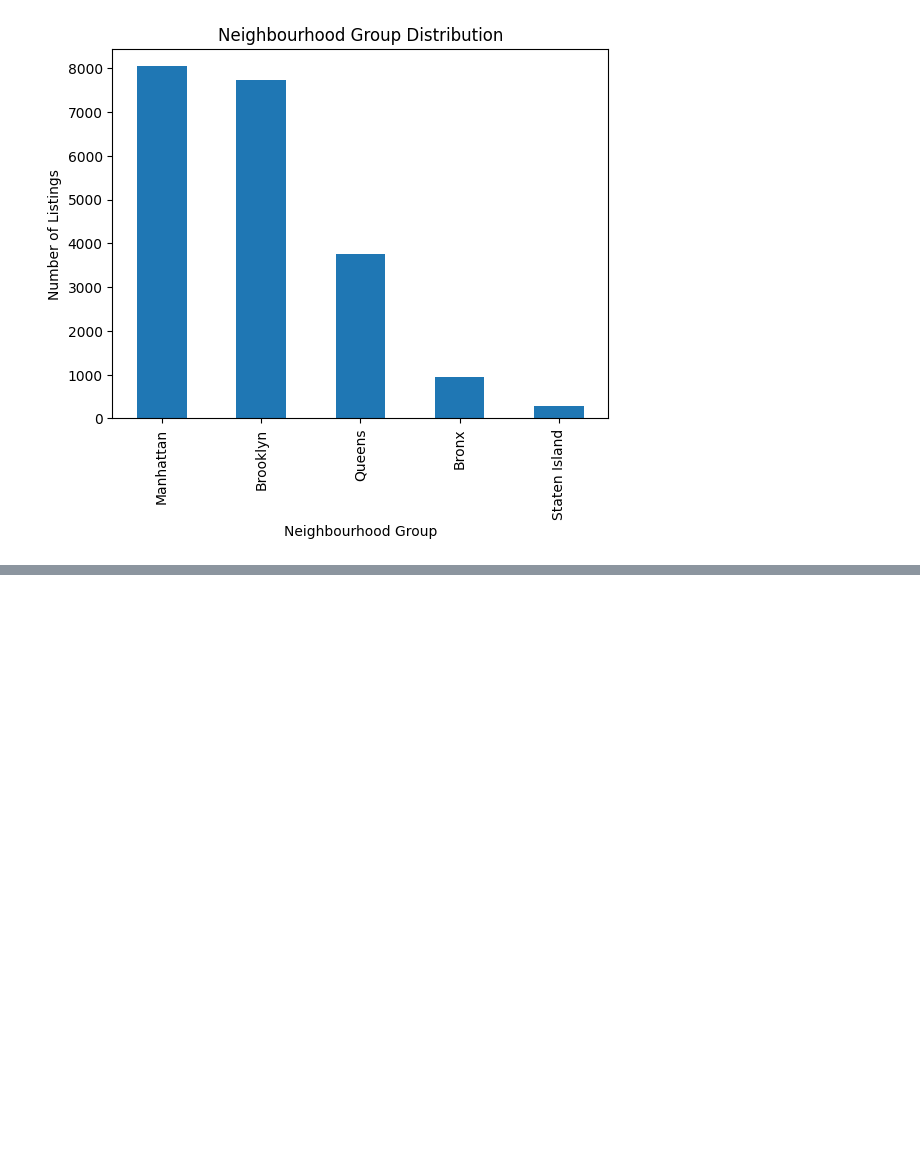
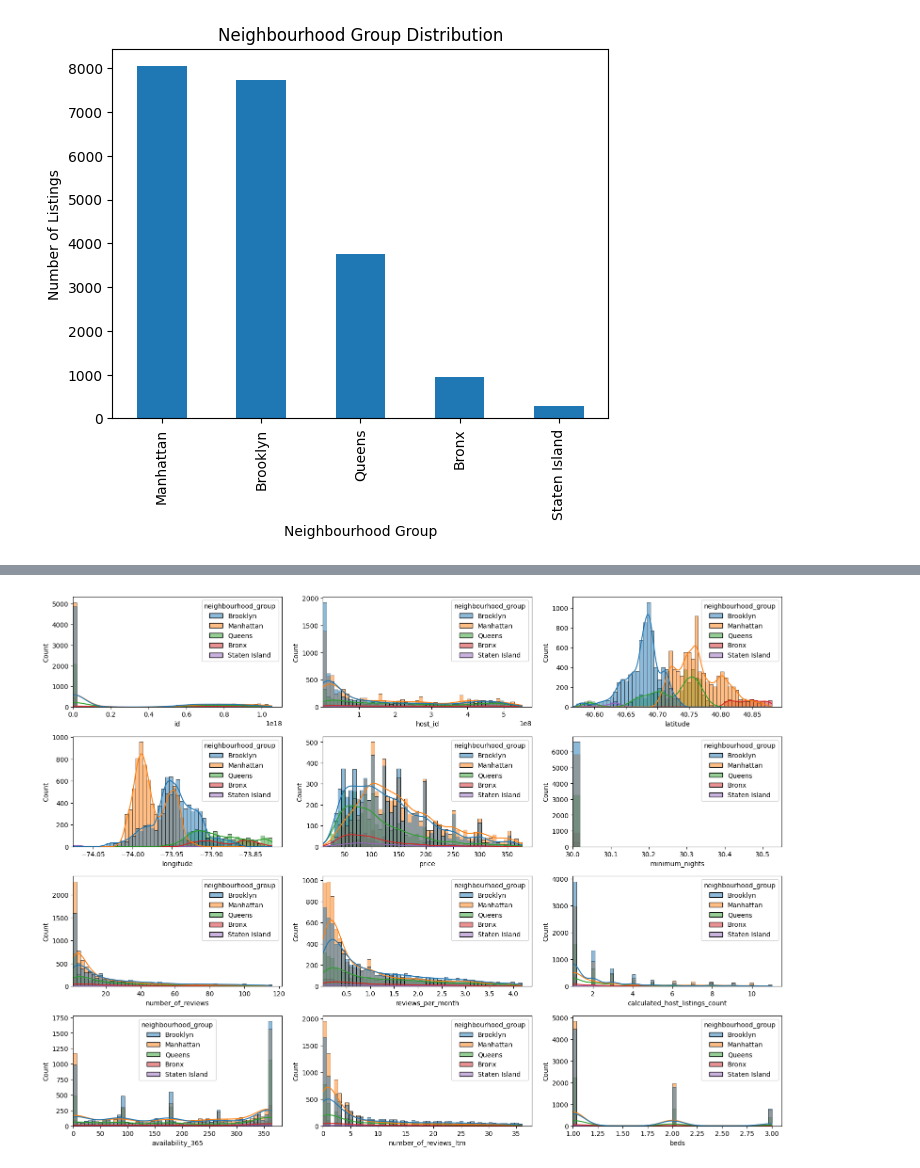
Before and after one commit to Pacholki/ML-2projekcik, a Jupyter notebook: EDA.ipynb, the cells around one changed output, grey strips where cells are left out. Cells and saved outputs as stored; diff of their text form; code cells hidden in the pictures; blank space fills up the shorter version.

```diff
--- a/EDA.ipynb
+++ b/EDA.ipynb
@@ -153,0 +81,12 @@ sns.heatmap(corr, annot=True, fmt=".2f", cmap='coolwarm')
+# %%
+fig, axs = plt.subplots(4, 3, figsize=(16, 12))
+axs = axs.flatten()
+k = np.floor(np.sqrt(df.shape[0])).astype(int)
+k2 = np.floor(2*np.cbrt(df.shape[0])).astype(int)
+for i, col in enumerate(numeric_features):
+    df_no_outliers = remove_outliers(df, col)
+    sns.histplot(df, x=df_no_outliers[col], ax=axs[i], bins=k2, hue="neighbourhood_group", kde=True)
+    axs[i].set_xlim(left=min(df_no_outliers[col]))
+plt.tight_layout()
+# %% [output]
+[figure, added]
```
Also changed, not shown: parts of 14 cells of this notebook.
